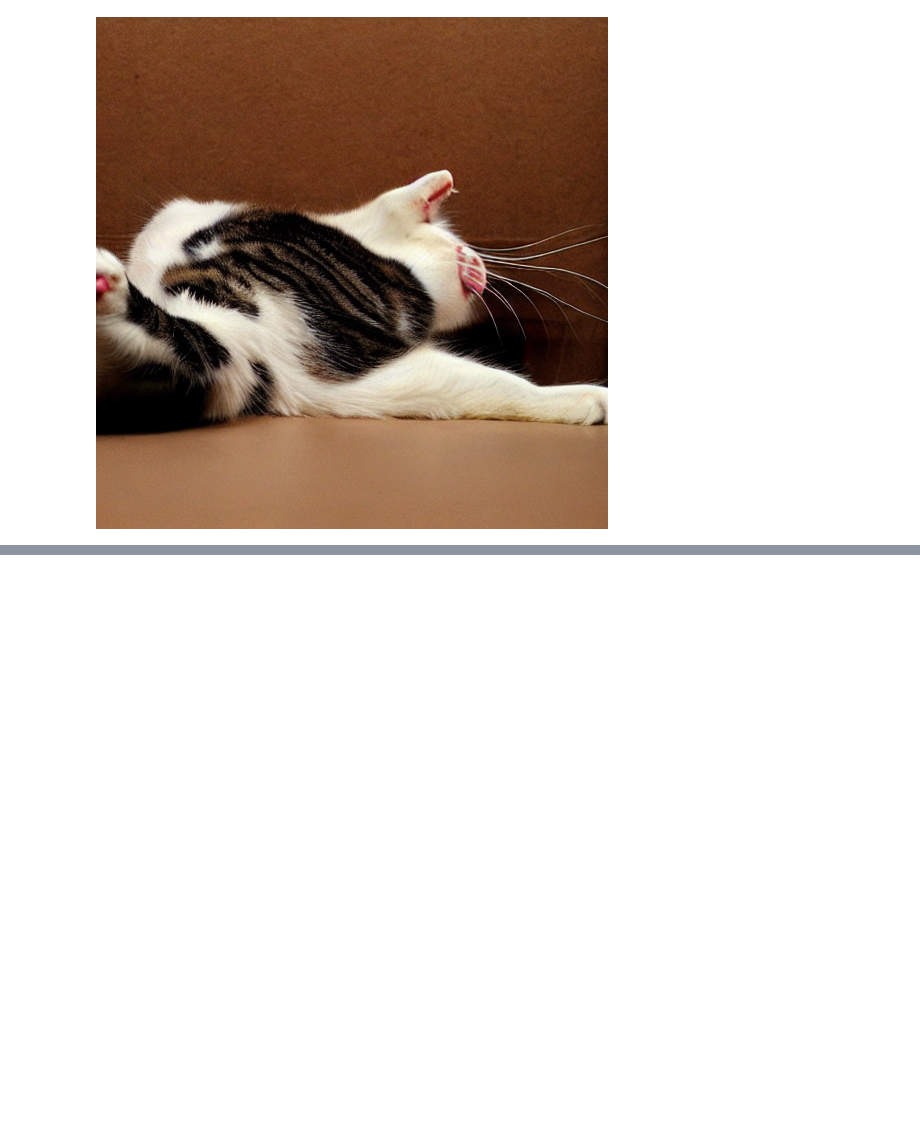
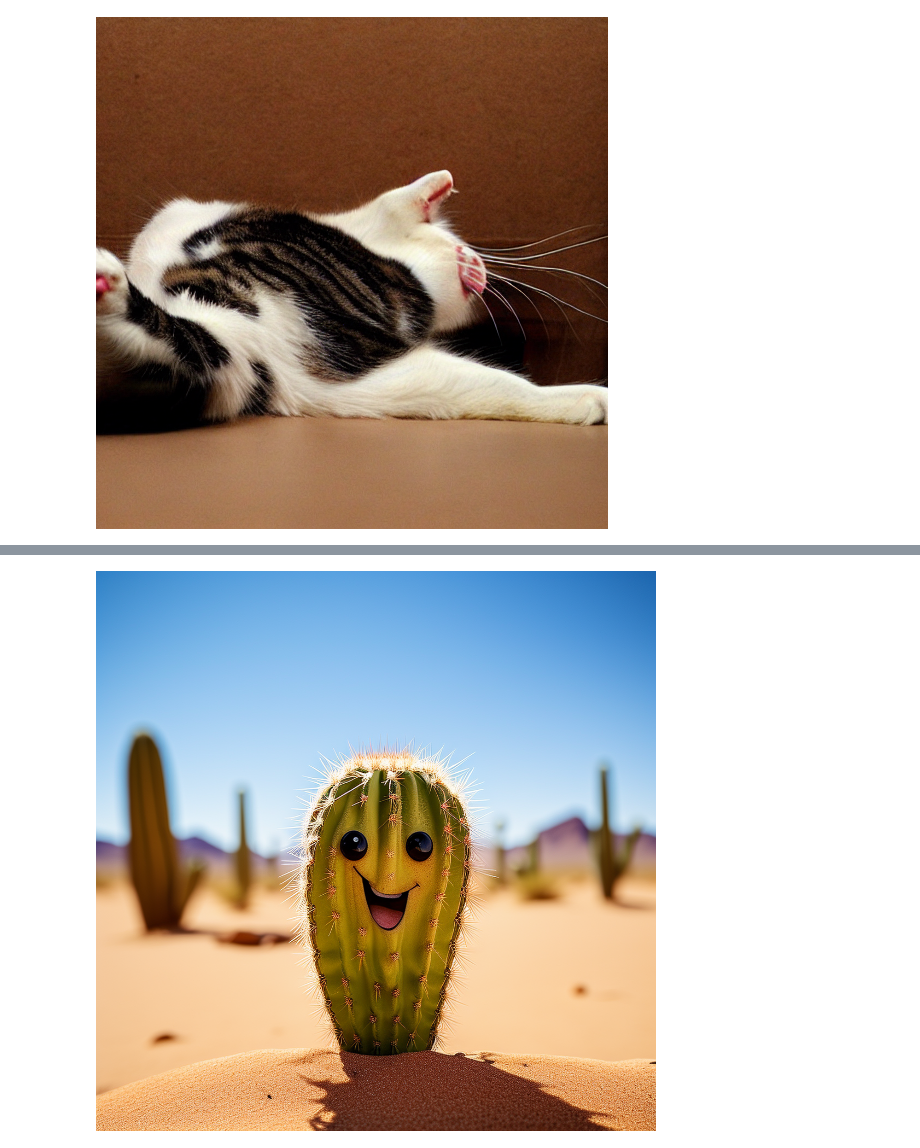
Before and after one commit to ruchikachavhan/diffusion-models-moe, a Jupyter notebook: notebooks/test_sd_model.ipynb, the cells around one changed output, grey strips where cells are left out. Cells and saved outputs as stored; diff of their text form; code cells hidden in the pictures; blank space fills up the shorter version.

```diff
--- a/notebooks/test_sd_model.ipynb
+++ b/notebooks/test_sd_model.ipynb
@@ -46,0 +68,9 @@ image
+# %%
+from diffusers import PixArtAlphaPipeline
+pipe = PixArtAlphaPipeline.from_pretrained("PixArt-alpha/PixArt-XL-2-512x512", torch_dtype=torch.float16)
+pipe = pipe.to('cuda:7')
+pipe.enable_model_cpu_offload()
+
+
+prompt = "A small cactus with a happy face in the Sahara desert."
+image = pipe(prompt).images[0]
@@ -46,0 +82,4 @@ image
+# %%
+image
+# %% [output]
+[figure, added]
```
Also changed, not shown: parts of 6 cells of this notebook, 36 other files.
